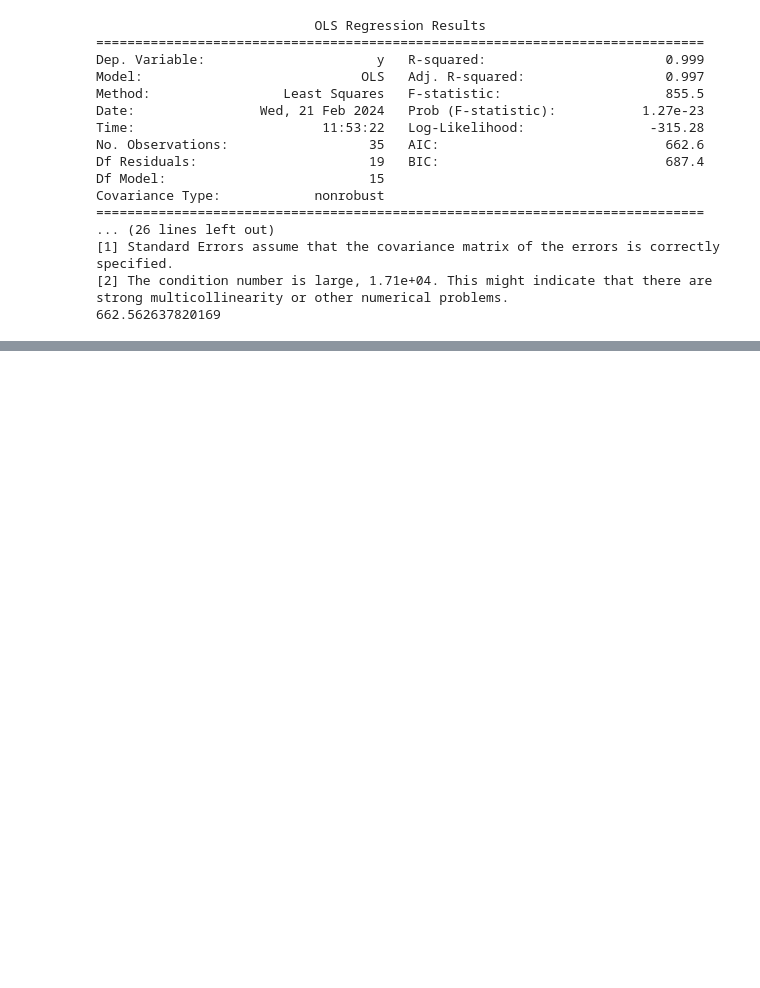
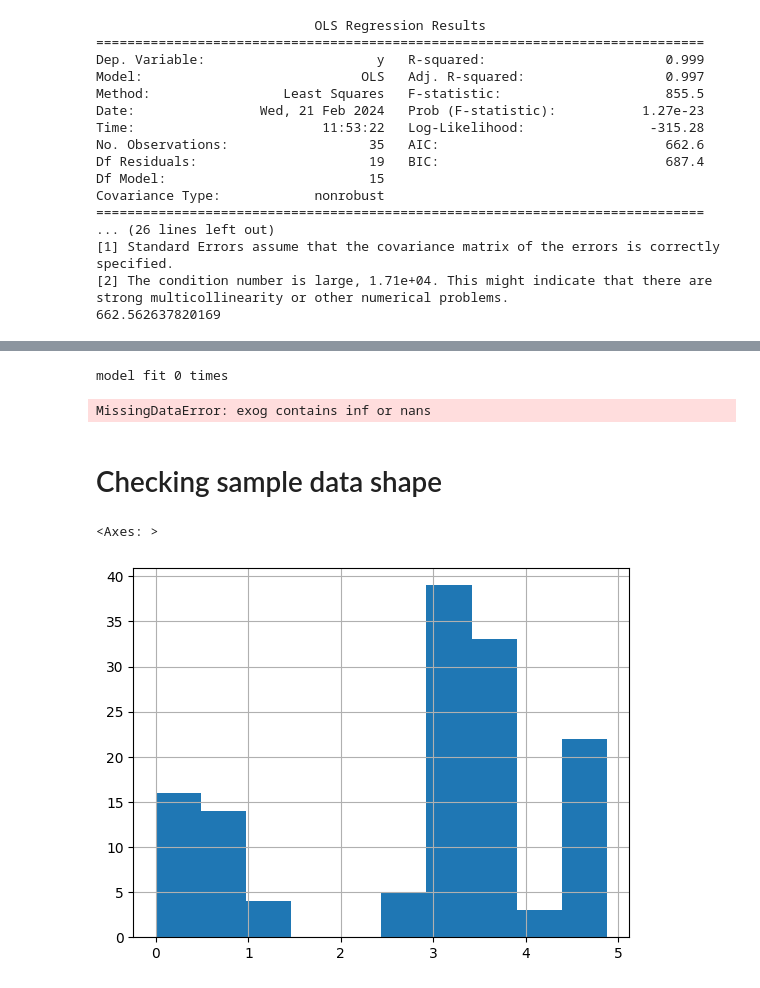
Before and after one commit to robredomikel/arimax_ts, a Jupyter notebook: codes/draft.ipynb, the cells around one changed output, grey strips where cells are left out. Cells and saved outputs as stored; diff of their text form; code cells hidden in the pictures; blank space fills up the shorter version.

```diff
--- a/codes/draft.ipynb
+++ b/codes/draft.ipynb
@@ -290,0 +293,44 @@ strong multicollinearity or other numerical problems.
+# %%
+from statsmodels.tsa.statespace.sarimax import SARIMAX
+
+def model_testing(training_df, testing_df, best_model_cfg, best_regressors):
+    """
+    Given the best model order parameters obtained from the backward variable selection and aut_arima tuning we
+    fit the SARIMAX model for forecasting
+    """
+
+    arima_order = best_model_cfg[0]
+    s_order = best_model_cfg[1]
+
+    predictions = []
+
+    for i in range(len(testing_df)):
+        # Training the SARIMAX model
+        X_train = training_df[best_regressors]
+        y_train = training_df['SQALE_INDEX']
+
+        # Model fitting
+        model = SARIMAX(y_train, exog=X_train, order=arima_order, seasonal_order=s_order,
+                        enforce_stationarity=True, enforce_invertibility=True)
+        fitted_model = model.fit(disp=0)
+        print(f"model fit {i} times")
+
+        # Model forecasting
+        best_reg_df = testing_df[best_regressors]
+        X_test = best_reg_df.iloc[i, :].values.reshape(1, -1)
+        y_pred = fitted_model.forecast(exog=X_test)
+        predictions.append(y_pred.values[0])
+
+        # Expand the training data for next iteration
+        new_obs = testing_df.iloc[i, :]
+        training_df = pd.concat([training_df, new_obs], ignore_index=True)
+
+    return predictions, round(fitted_model.aic, 2), round(fitted_model.bic, 2)
+
+split_point = round(len(sqale_index)*0.8)  # Initial data splitting. (80% training 20% testing)
+training_df = df.iloc[:split_point, :]
+testing_df = df.iloc[split_point:, :]
+a, b, c = model_testing(training_df, testing_df, ((0, 1, 1), (3, 1, 0, 26)), ['S1213', 'S00122', 'S1488', 'S1905', 'DuplicatedBlocks', 'S1226', 'S00112', 'S1151', 'S1132'])
+# %% [output]
+model fit 0 times
+MissingDataError: exog contains inf or nans
@@ -290,0 +364,28 @@ strong multicollinearity or other numerical problems.
+# %% [markdown]
+# Checking sample data shape
+# %%
+df = pd.read_csv("/Users/mrobredo23/OULU/PROMISE-TDpred2024/data/biweekly_data/archiva.csv")
+df.COMMIT_DATE = pd.to_datetime(df.COMMIT_DATE)
+
+# Dependent variable
+sqale_index = df.SQALE_INDEX.to_numpy()
+
+# Independent variables
+xregressors = df.iloc[:, 2:].to_numpy()
+
+# Initial data splitting.
+split_point = round(len(sqale_index)*0.8)
+training_sqale = sqale_index[:split_point]
+testing_sqale = sqale_index[split_point:]
+training_xregressors = xregressors[:split_point]
+testing_xregressors = xregressors[split_point:]
+
+variable_names = df.columns[1:]
+xregresors_names = variable_names[1:]
+# %%
+df_S1213_log = np.log1p(df.S1213)
+# %%
+df_S1213_log.hist()
+# %% [output]
+<Axes: >
+[figure, added]
```
Also changed, not shown: parts of 6 cells of this notebook, 2 other files.
